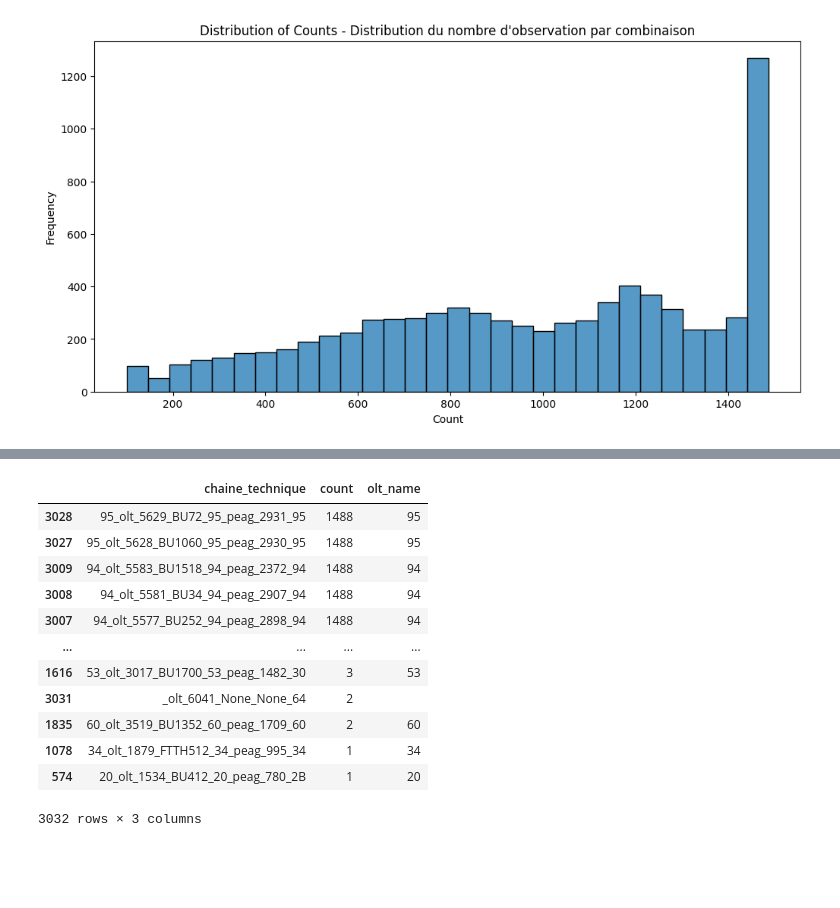
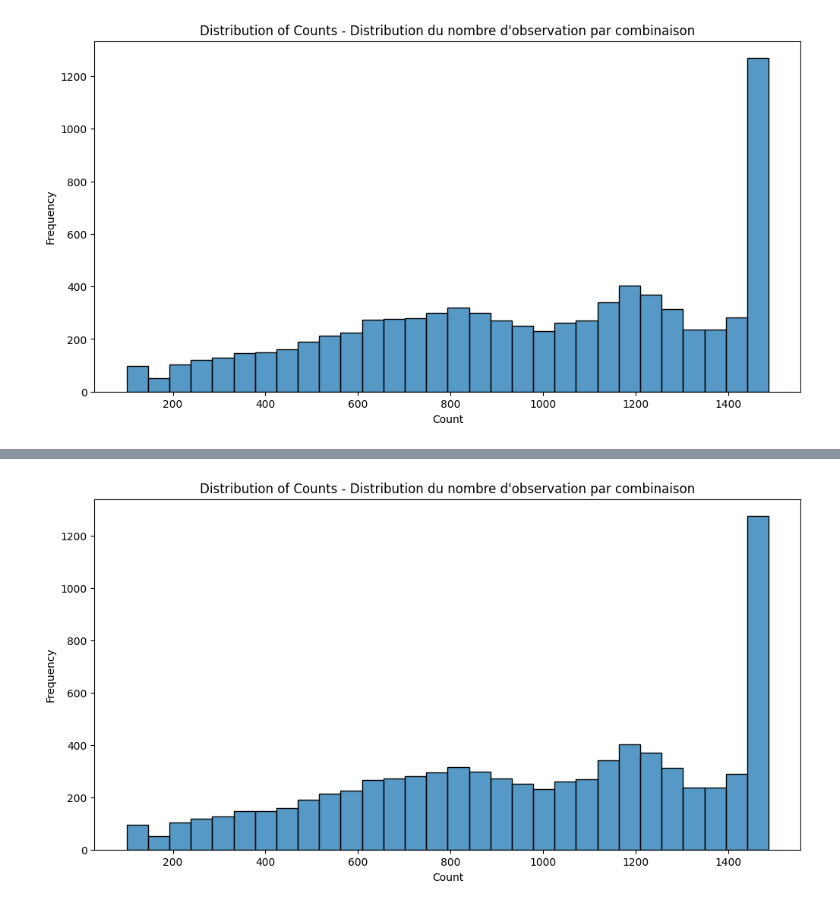
Before and after one commit to issameabdeljalil/Detection_Anomalie_SFR, a Jupyter notebook: exploration.ipynb, the cells around one changed output, grey strips where cells are left out. Cells and saved outputs as stored; diff of their text form; code cells hidden in the pictures; blank space fills up the shorter version.

```diff
--- a/exploration.ipynb
+++ b/exploration.ipynb
@@ -1144,17 +505,4 @@ nan_pebib_grouped
-# %%
-nan_pebib_grouped['olt_name'] = nan_pebib_grouped['chaine_technique'].str.split('_').str[0]
-nan_pebib_grouped
-# %% [output]
-|  | chaine_technique | count | olt_name |
-| 3028 | 95_olt_5629_BU72_95_peag_2931_95 | 1488 | 95 |
-| 3027 | 95_olt_5628_BU1060_95_peag_2930_95 | 1488 | 95 |
-| 3009 | 94_olt_5583_BU1518_94_peag_2372_94 | 1488 | 94 |
-| 3008 | 94_olt_5581_BU34_94_peag_2907_94 | 1488 | 94 |
-| 3007 | 94_olt_5577_BU252_94_peag_2898_94 | 1488 | 94 |
-| ... | ... | ... | ... |
-| 1616 | 53_olt_3017_BU1700_53_peag_1482_30 | 3 | 53 |
-| 3031 | _olt_6041_None_None_64 | 2 |  |
-| 1835 | 60_olt_3519_BU1352_60_peag_1709_60 | 2 | 60 |
-| 1078 | 34_olt_1879_FTTH512_34_peag_995_34 | 1 | 34 |
-| 574 | 20_olt_1534_BU412_20_peag_780_2B | 1 | 20 |
-3032 rows × 3 columns
+# %%
+visualize_distribution_single(new_new_df_grouped, "Distribution du nombre d'observation par combinaison")
+# %% [output]
+[figure, added]
```
Also changed, not shown: parts of 41 cells of this notebook.
